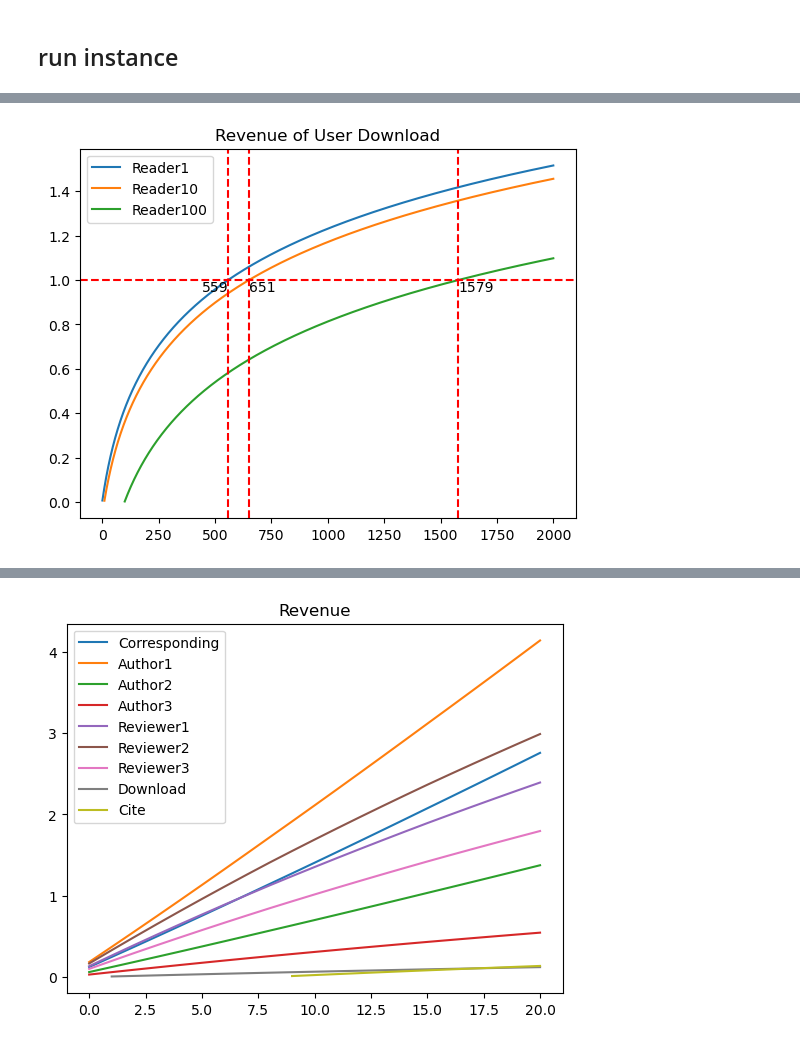
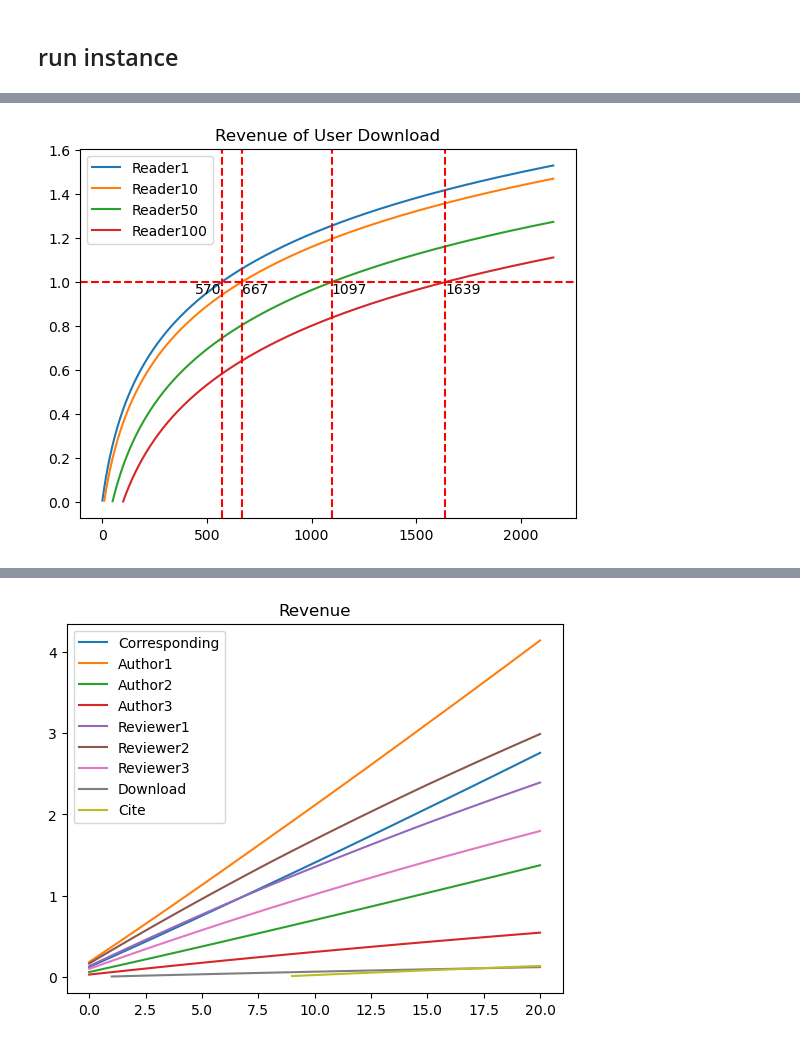
Before and after one commit to thales-casia/journal-dao, a Jupyter notebook: src/dao.ipynb, the cells around one changed output, grey strips where cells are left out. Saved outputs shown, nothing was run; the diff lists cells and outputs as text; code cells hidden in the pictures.

```diff
--- a/src/dao.ipynb
+++ b/src/dao.ipynb
@@ -265,33 +272,40 @@ article.finance()
 # %%
 def revenue_user():
   df = pd.DataFrame()
   finance = article.get_finance()
 
   df['Reader1'] = finance['Download']
   none_values = [None] * 10
   none_values.extend(finance['Download'].iloc[10:])
   df['Reader10'] = none_values
+  none_values = [None] * 50
+  none_values.extend(finance['Download'].iloc[50:])
+  df['Reader50'] = none_values
   none_values = [None] * 100
   none_values.extend(finance['Download'].iloc[100:])
   df['Reader100'] = none_values
 
   df['Reader1'] = df['Reader1'].cumsum()
   df['Reader10'] = df['Reader10'].cumsum()
+  df['Reader50'] = df['Reader50'].cumsum()
   df['Reader100'] = df['Reader100'].cumsum()
   ax = df.plot(title='Revenue of User Download')
   ax.axhline(y=1, color='r', linestyle='--')
   intersection_x = df.loc[df['Reader1'] >= 1].index.min()
   ax.text(intersection_x, 1, intersection_x, ha='right', va='top')
   ax.axvline(x=intersection_x, color='r', linestyle='--')
   intersection_x = df.loc[df['Reader10'] >= 1].index.min()
   ax.text(intersection_x, 1, intersection_x, ha='left', va='top')
   ax.axvline(x=intersection_x, color='r', linestyle='--')
+  intersection_x = df.loc[df['Reader50'] >= 1].index.min()
+  ax.text(intersection_x, 1, intersection_x, ha='left', va='top')
+  ax.axvline(x=intersection_x, color='r', linestyle='--')
   intersection_x = df.loc[df['Reader100'] >= 1].index.min()
   ax.text(intersection_x, 1, intersection_x, ha='left', va='top')
   ax.axvline(x=intersection_x, color='r', linestyle='--')
 revenue_user()
 # %% [output]
-[figure, old version]
+[figure, new version]
 # %%
 import pandas as pd
 import numpy as np
```
Also changed, not shown: parts of 5 cells of this notebook, 6 other files.
